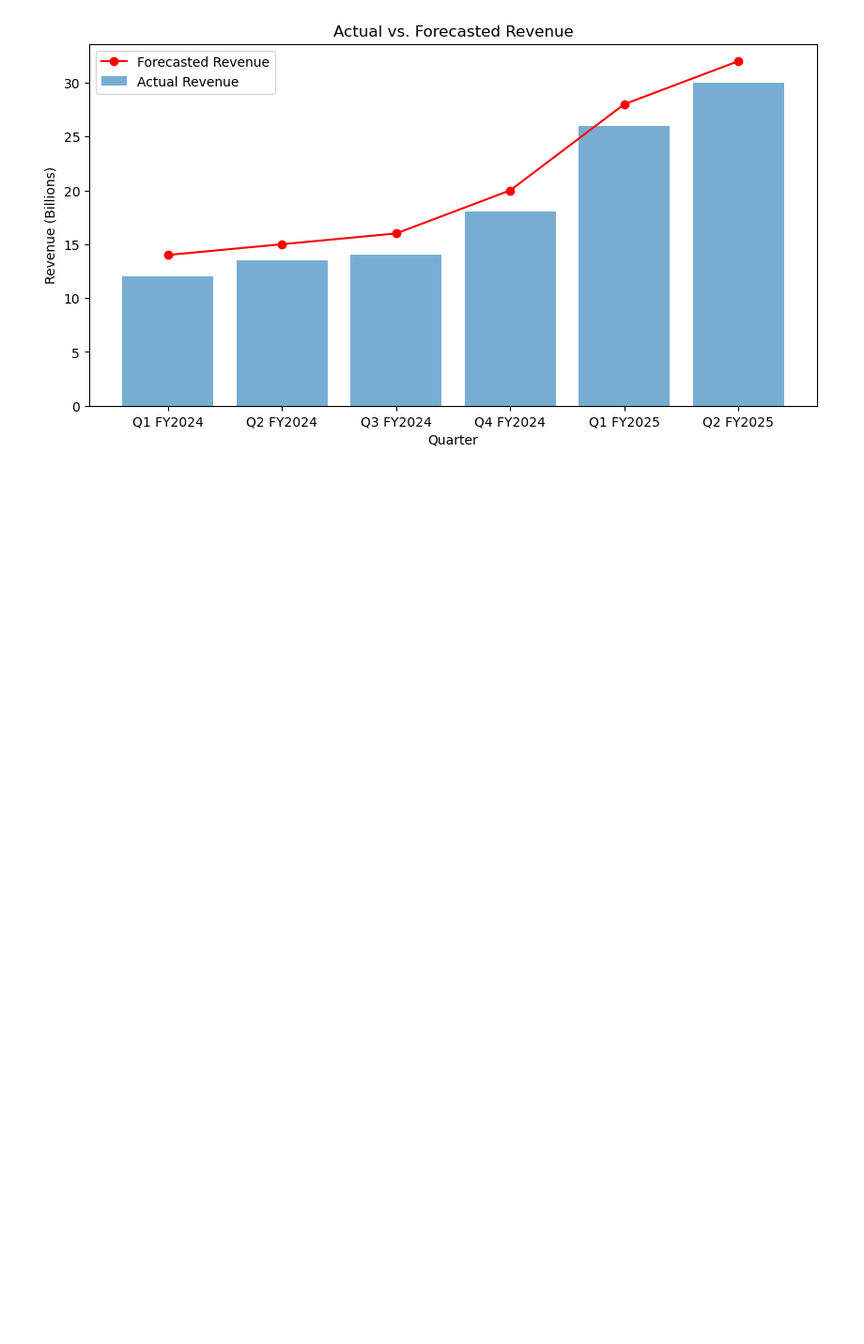
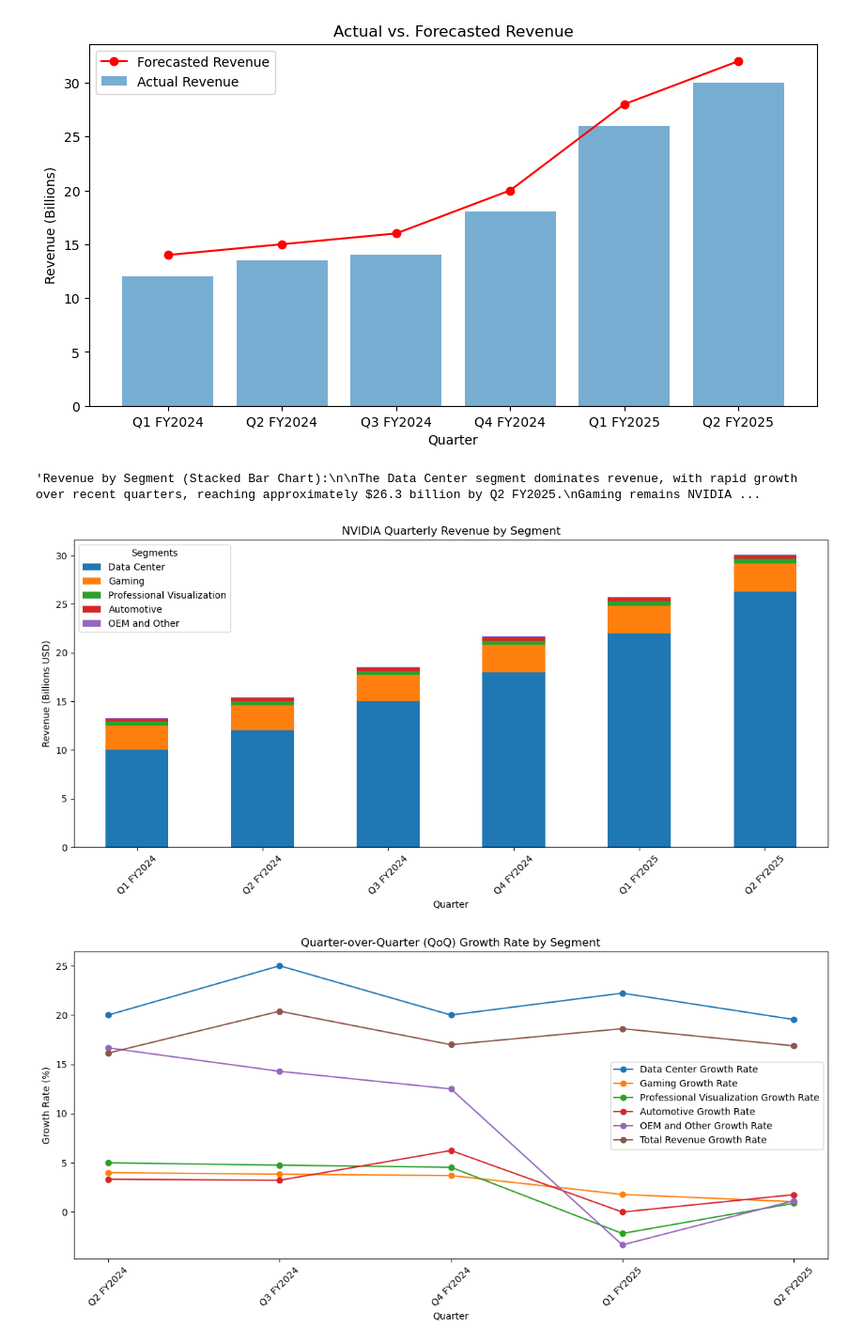
Before and after one commit to heythatwho/Data-Projects, a Jupyter notebook: Nvidia business Analysis.ipynb, the cells around one changed output. Shown at 94% size. Cells and saved outputs as stored; diff of their text form; code cells hidden in the pictures; blank space fills up the shorter version.

Commit message:
Update Nvidia business Analysis.ipynb
adding description

```diff
--- a/Nvidia business Analysis.ipynb
+++ b/Nvidia business Analysis.ipynb
@@ -72,7 +135,7 @@ plt.show()
 [figure]
 [figure]
 # %%
-""""Revenue by Segment (Stacked Bar Chart):
+'''Revenue by Segment (Stacked Bar Chart):
 
 The Data Center segment dominates revenue, with rapid growth over recent quarters, reaching approximately $26.3 billion by Q2 FY2025.
 Gaming remains NVIDIA’s second-largest segment, showing steady but more moderate growth.
@@ -82,4 +145,57 @@ Quarter-over-Quarter (QoQ) Growth Rate (Line Chart):
 
 Data Center has a notable upward trajectory, with QoQ growth rates significantly outpacing other segments due to heightened AI and data infrastructure demand.
 Gaming and Professional Visualization show smaller but stable growth, indicating consistent demand.
-Automotive growth is steady but at a slower pace, suggesting potential for future expansion as autonomous and AI-driven automotive technologies evolve.
+Automotive growth is steady but at a slower pace, suggesting potential for future expansion as autonomous and AI-driven automotive technologies evolve.'''
+# %% [output]
+'Revenue by Segment (Stacked Bar Chart):\n\nThe Data Center segment dominates revenue, with rapid growth over recent quarters, reaching approximately $26.3 billion by Q2 FY2025.\nGaming remains NVIDIA ...
+# %%
+import matplotlib.pyplot as plt
+import pandas as pd
+import numpy as np
+
+# Hypothetical quarterly data for NVIDIA segments, inspired by recent trends
+quarters = ['Q1 FY2024', 'Q2 FY2024', 'Q3 FY2024', 'Q4 FY2024', 'Q1 FY2025', 'Q2 FY2025']
+data = {
+    'Quarter': quarters,
+    'Data Center': [10, 12, 15, 18, 22, 26.3],  # Revenue in billions
+    'Gaming': [2.5, 2.6, 2.7, 2.8, 2.85, 2.88],
+    'Professional Visualization': [0.4, 0.42, 0.44, 0.46, 0.45, 0.454],
+    'Automotive': [0.3, 0.31, 0.32, 0.34, 0.34, 0.346],
+    'OEM and Other': [0.06, 0.07, 0.08, 0.09, 0.087, 0.088]
+}
+
+# Convert to DataFrame
+df = pd.DataFrame(data)
+
+# Plot stacked bar chart for NVIDIA's revenue by segment
+fig, ax = plt.subplots(figsize=(12, 6))
+df.set_index('Quarter').plot(kind='bar', stacked=True, ax=ax, color=['#1f77b4', '#ff7f0e', '#2ca02c', '#d62728', '#9467bd'])
+ax.set_title("NVIDIA Quarterly Revenue by Segment")
+ax.set_xlabel("Quarter")
+ax.set_ylabel("Revenue (Billions USD)")
+ax.legend(title="Segments")
+plt.xticks(rotation=45)
+plt.tight_layout()
+
+# Calculate QoQ Growth Rates for each segment and total revenue
+df['Total Revenue'] = df.iloc[:, 1:].sum(axis=1)
+growth_rates = df[['Quarter']].copy()
+for col in df.columns[1:]:
+    growth_rates[col] = df[col].pct_change() * 100
+
+# Plot line chart for QoQ Growth Rates
+fig, ax = plt.subplots(figsize=(12, 6))
+for col in growth_rates.columns[1:]:
+    ax.plot(growth_rates['Quarter'], growth_rates[col], marker='o', label=f'{col} Growth Rate')
+
+ax.set_title("Quarter-over-Quarter (QoQ) Growth Rate by Segment")
+ax.set_xlabel("Quarter")
+ax.set_ylabel("Growth Rate (%)")
+ax.legend()
+plt.xticks(rotation=45)
+plt.tight_layout()
+
+plt.show()
+# %% [output]
+[figure, added]
+[figure, added]
```
Also changed, not shown: parts of 1 cell of this notebook.
